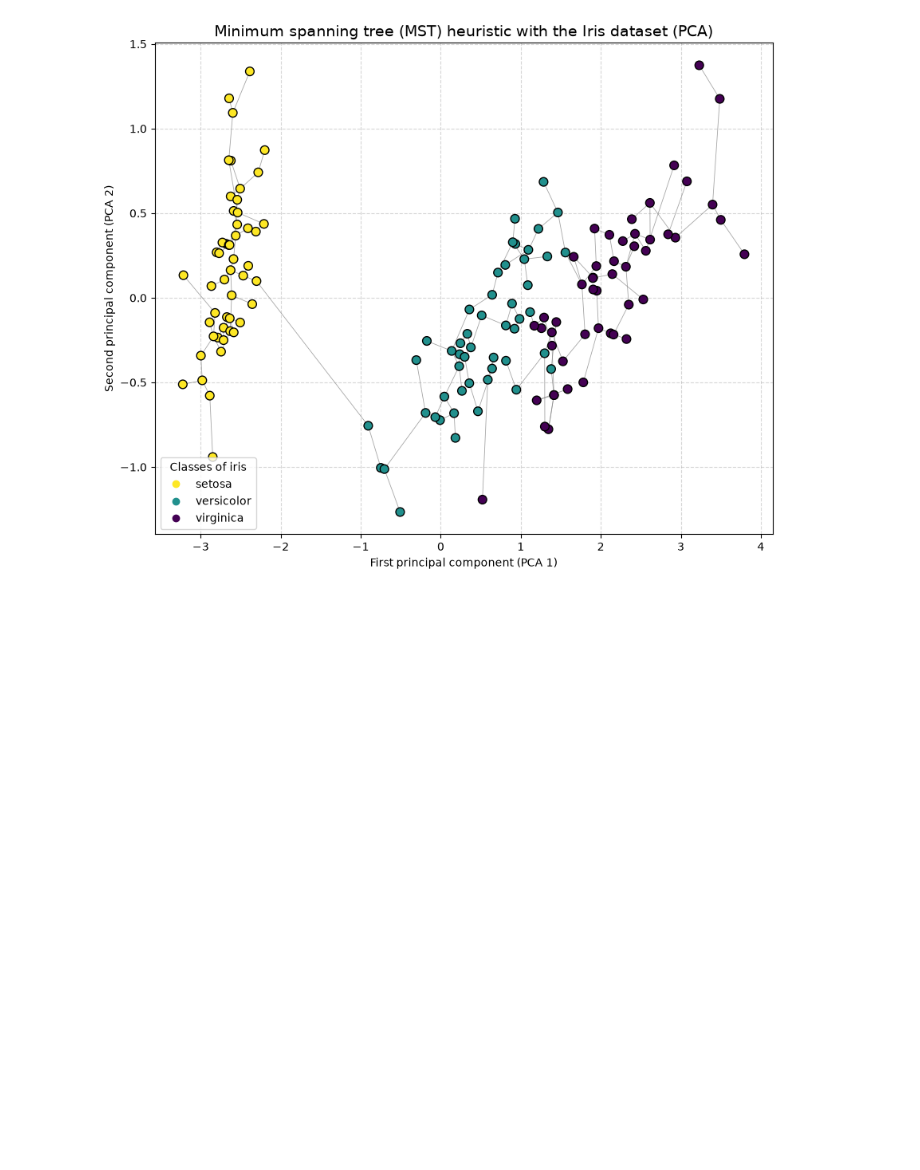
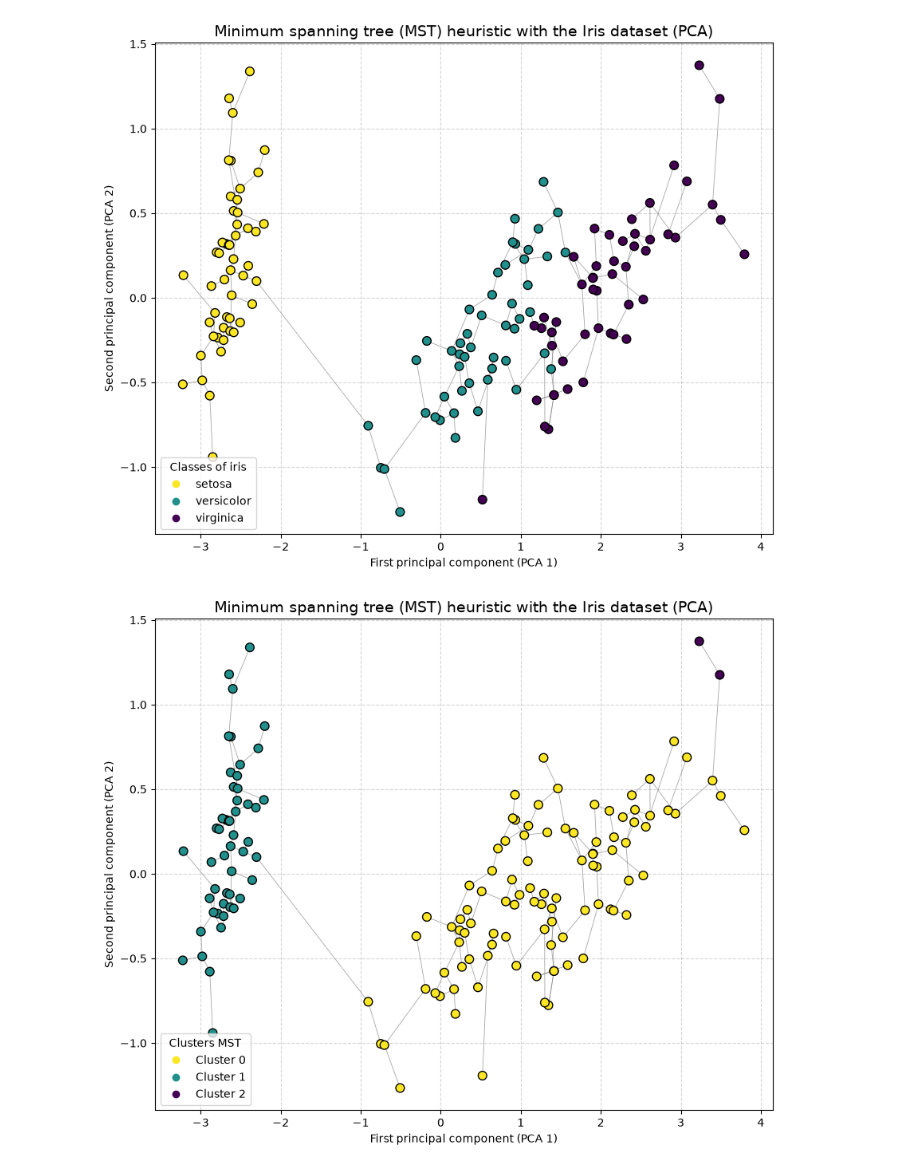
Before and after one commit to id2591/Optimisation, a Jupyter notebook: heuristic_mst.ipynb, the cells around one changed output. Cells and saved outputs as stored; diff of their text form; code cells hidden in the pictures; blank space fills up the shorter version.

```diff
--- a/heuristic_mst.ipynb
+++ b/heuristic_mst.ipynb
@@ -58,3 +61,66 @@ plt.savefig("iris_heuristic_mst.png")
 plt.show()
 # %% [output]
 [figure]
+# %%
+from sklearn.cluster import AgglomerativeClustering
+from sklearn.decomposition import PCA
+import matplotlib.pyplot as plt
+
+# 1. Calcul des clusters MST avec Scikit-Learn (Single Linkage = équivalent du MST)
+k = 3
+mst_clustering = AgglomerativeClustering(n_clusters=k, linkage="single")
+labels_heur_mst = mst_clustering.fit_predict(X)
+
+# 2. Réduction de dimension par PCA (si ce n'est pas déjà fait)
+pca = PCA(n_components=2)
+X_2d = pca.fit_transform(X)
+
+# 3. Tracé du graphique
+plt.figure(figsize=(10, 8))
+
+# Optionnel : Si vous voulez garder les arêtes du MST de SciPy en fond,
+# assurez-vous que 'mst' et 'rows, cols' viennent bien de votre code scipy précédent.
+# (Sinon, vous pouvez commenter/supprimer la boucle for des arêtes si vous préférez juste les points)
+try:
+  rows, cols = mst.nonzero()
+  for i, j in zip(rows, cols):
+    plt.plot(
+        [X_2d[i, 0], X_2d[j, 0]],
+        [X_2d[i, 1], X_2d[j, 1]],
+        color="gray",
+        linestyle="-",
+        linewidth=0.6,
+        alpha=0.7,
+    )
+except NameError:
+  pass  # Si mst n'est pas défini, on passe directement au scatter
+
+# --- CHANGEMENT ICI : c=labels_heur_mst au lieu de c=y ---
+scatter = plt.scatter(
+    X_2d[:, 0],
+    X_2d[:, 1],
+    c=labels_heur_mst,
+    cmap="viridis_r",
+    s=60,
+    edgecolor="k",
+    zorder=3,
+)
+
+# Légende dynamique basée sur les clusters trouvés
+plt.legend(
+    handles=scatter.legend_elements()[0],
+    labels=[f"Cluster {i}" for i in range(k)],
+    title="Clusters MST",
+)
+
+plt.title(
+    "Minimum spanning tree (MST) heuristic with the Iris dataset (PCA)",
+    fontsize=14,
+)
+plt.xlabel("First principal component (PCA 1)")
+plt.ylabel("Second principal component (PCA 2)")
+plt.grid(True, linestyle="--", alpha=0.5)
+plt.savefig("iris_heuristic_mst_clusters.png")
+plt.show()
+# %% [output]
+[figure, added]
```
Also changed, not shown: parts of 2 cells of this notebook, 7 other files.
